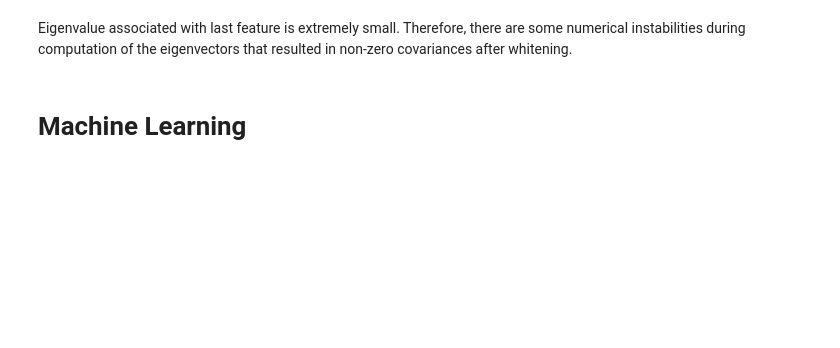
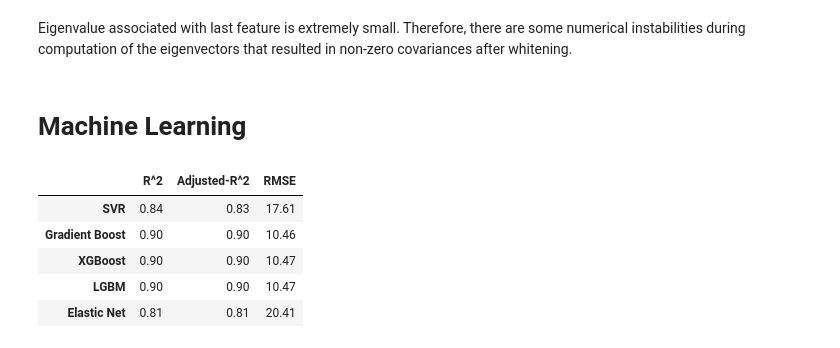
Before and after one commit to marshineer/SimpleRegression, a Jupyter notebook: heating_and_cooling_loads.ipynb, the cells around one changed output. Saved outputs shown, nothing was run; the diff lists cells and outputs as text; code cells hidden in the pictures; blank space fills up the shorter version.

```diff
--- a/heating_and_cooling_loads.ipynb
+++ b/heating_and_cooling_loads.ipynb
@@ -187,0 +145,13 @@ print(f'RMSE: {mean_squared_error(y_test[:, 0], elastic_net.predict(X_test))}')
+# %%
+# Compare models
+heating_perf = pd.DataFrame(model_perf[:, 0, :], columns=perf_cols, index=model_names)
+display(heating_perf)
+cooling_perf = pd.DataFrame(model_perf[:, 1, :], columns=perf_cols)
+# display(cooling_perf)
+# %% [output]
+|  | R^2 | Adjusted-R^2 | RMSE |
+| SVR | 0.84 | 0.83 | 17.61 |
+| Gradient Boost | 0.90 | 0.90 | 10.46 |
+| XGBoost | 0.90 | 0.90 | 10.47 |
+| LGBM | 0.90 | 0.90 | 10.47 |
+| Elastic Net | 0.81 | 0.81 | 20.41 |
```
Also changed, not shown: parts of 13 cells of this notebook, 1 other file.
